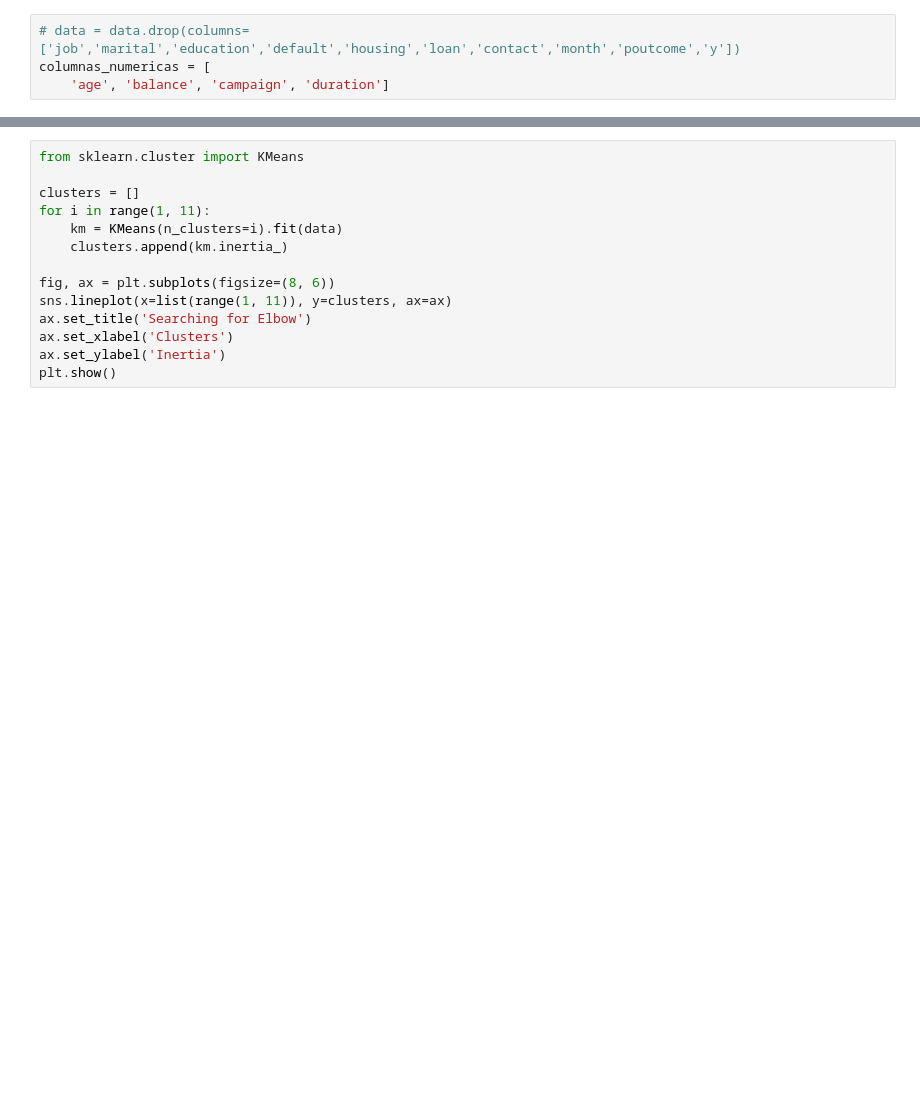
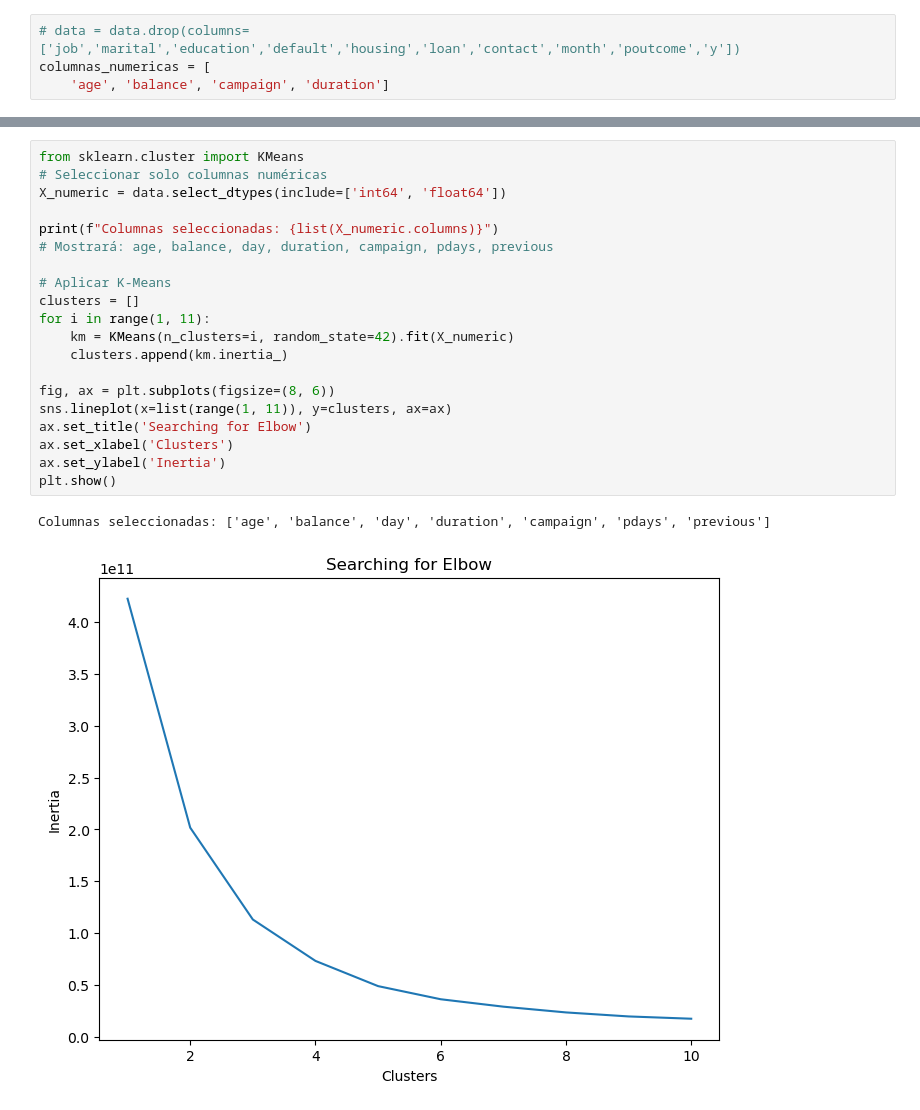
Before and after one commit to TheMaorba/DataMining, a Jupyter notebook: Tarea4/Tarea4.ipynb, the cells around one changed output, grey strips where cells are left out. Saved outputs shown, nothing was run; the diff lists cells and outputs as text; blank space fills up the shorter version.

```diff
--- a/Tarea4/Tarea4.ipynb
+++ b/Tarea4/Tarea4.ipynb
@@ -31,14 +77,23 @@ plt.show()
 # %%
 from sklearn.cluster import KMeans
+# Seleccionar solo columnas numéricas
+X_numeric = data.select_dtypes(include=['int64', 'float64'])
 
+print(f"Columnas seleccionadas: {list(X_numeric.columns)}")
+# Mostrará: age, balance, day, duration, campaign, pdays, previous
+
+# Aplicar K-Means
 clusters = []
 for i in range(1, 11):
-    km = KMeans(n_clusters=i).fit(data)
+    km = KMeans(n_clusters=i, random_state=42).fit(X_numeric)
     clusters.append(km.inertia_)
 
 fig, ax = plt.subplots(figsize=(8, 6))
 sns.lineplot(x=list(range(1, 11)), y=clusters, ax=ax)
 ax.set_title('Searching for Elbow')
 ax.set_xlabel('Clusters')
 ax.set_ylabel('Inertia')
 plt.show()
+# %% [output]
+Columnas seleccionadas: ['age', 'balance', 'day', 'duration', 'campaign', 'pdays', 'previous']
+[figure, added]
```
Also changed, not shown: parts of 13 cells of this notebook, 5 other files.
